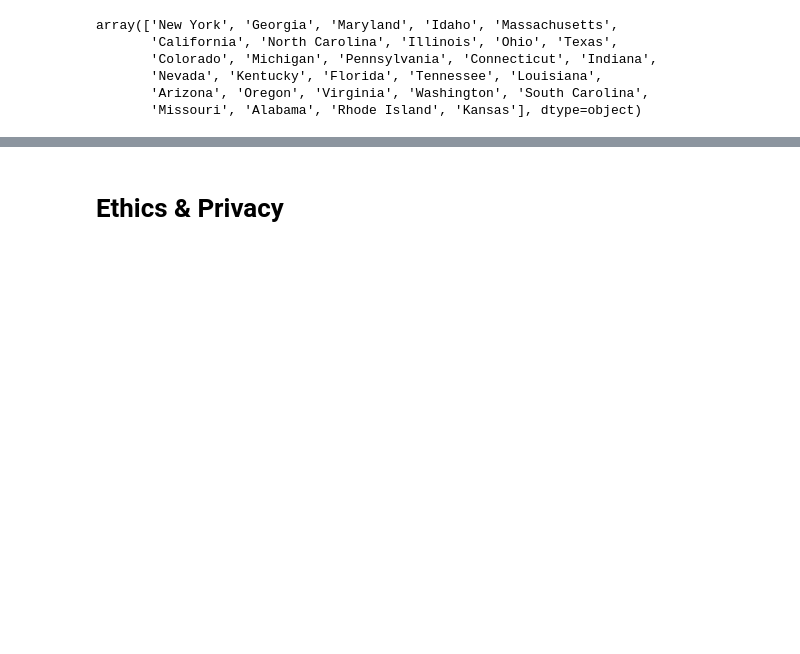
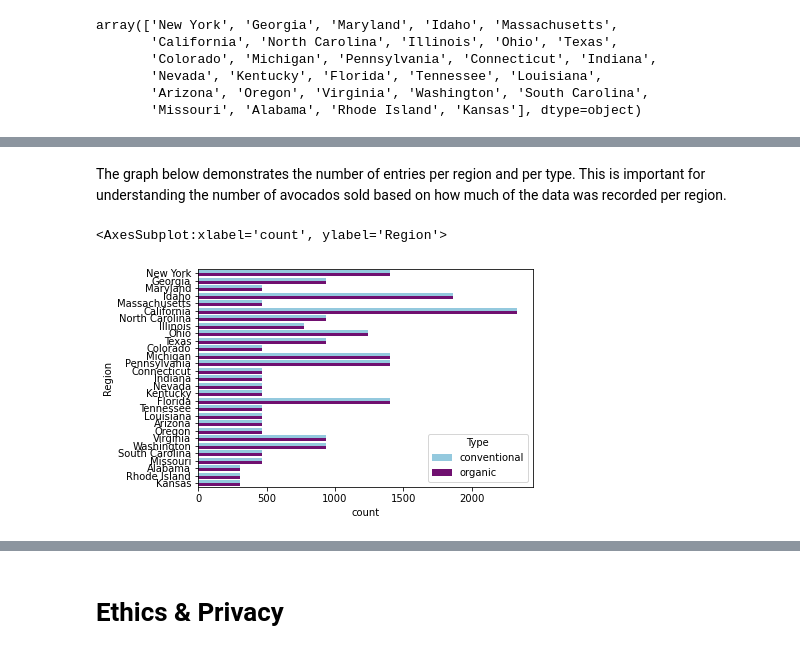
Before and after one commit to COGS108/Group043_WI24, a Jupyter notebook: DataCheckpoint_Group043_WI24.ipynb, the cells around one changed output, grey strips where cells are left out. Saved outputs shown, nothing was run; the diff lists cells and outputs as text; code cells hidden in the pictures; blank space fills up the shorter version.

```diff
--- a/DataCheckpoint_Group043_WI24.ipynb
+++ b/DataCheckpoint_Group043_WI24.ipynb
@@ -314,0 +349,8 @@ array(['New York', 'Georgia', 'Maryland', 'Idaho', 'Massachusetts',
+# %% [markdown]
+The graph below demonstrates the number of entries per region and per type. This is important for understanding the number of avocados sold based on how much of the data was recorded per region.
+# %%
+color_palette = ['skyblue', 'purple']
+sns.countplot(y = 'Region', hue = 'Type', palette = color_palette, data = df)
+# %% [output]
+<AxesSubplot:xlabel='count', ylabel='Region'>
+[figure, added]
```
Also changed, not shown: parts of 7 cells of this notebook.
